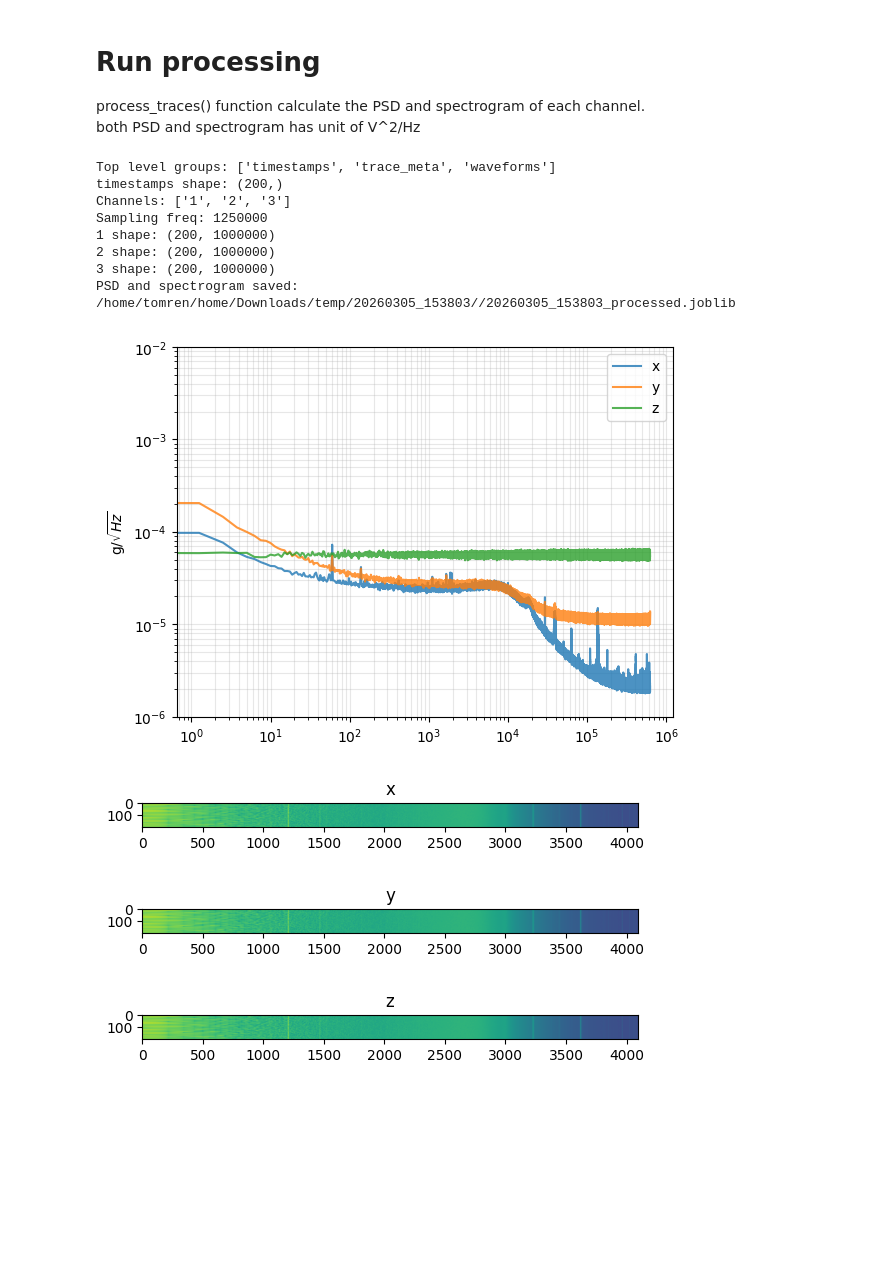
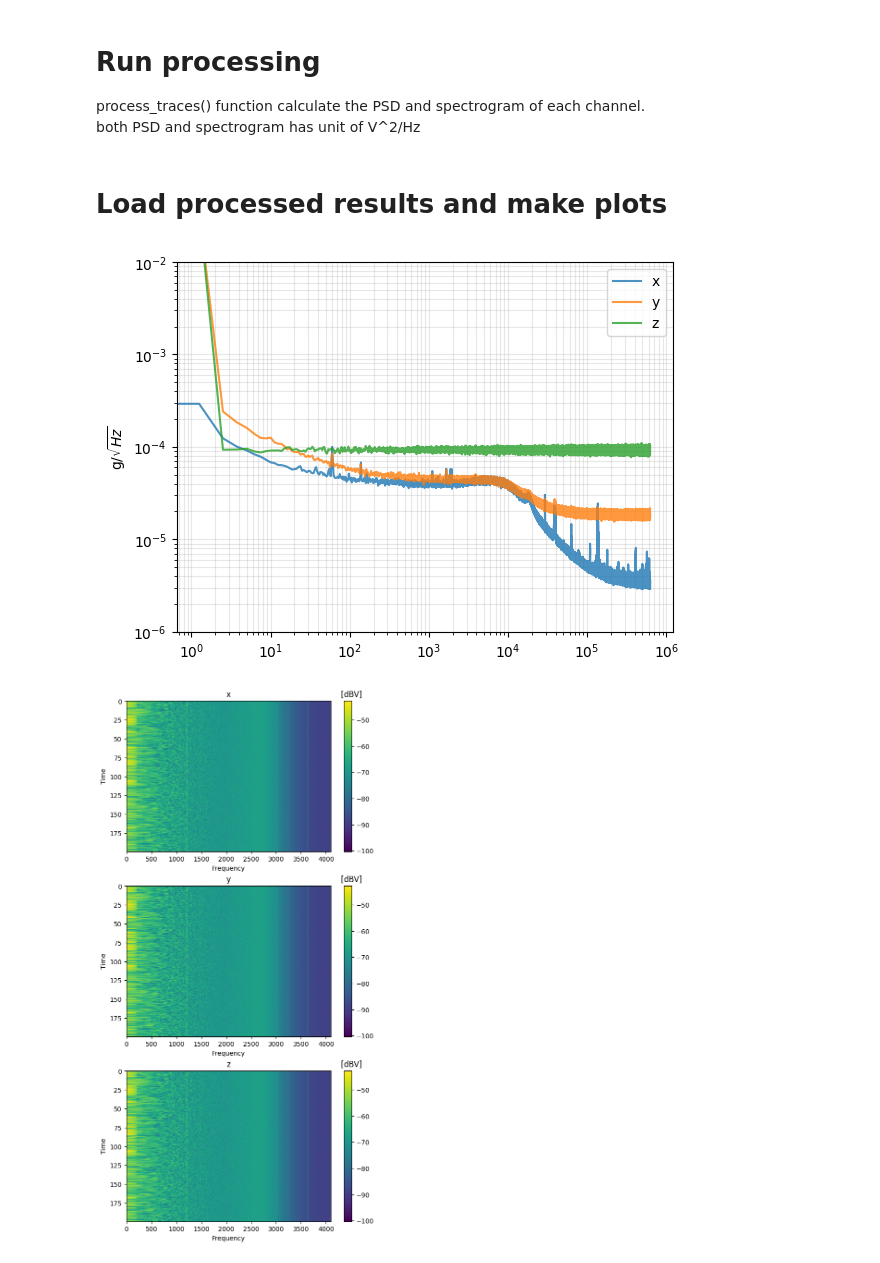
Before and after one commit to EdmondRen/ScopeRecorder, a Jupyter notebook: RigolScope_continuous.ipynb, the cells around one changed output. Drawn from its saved outputs; the diff is of its cells as text; code cells hidden in the pictures; blank space fills up the shorter version.

Commit message:
Add window function

```diff
--- a/RigolScope_continuous.ipynb
+++ b/RigolScope_continuous.ipynb
@@ -154,15 +164,7 @@ N traces: 65, duration 237.6s
 process_traces() function calculate the PSD and spectrogram of each channel.
 both PSD and spectrogram has unit of V^2/Hz
 # %%
+series = "20260305_153803"
 filename_raw = f"{SAVE_DIR}/{series}//{series}.hdf5"
 filename_processed = f"{SAVE_DIR}/{series}//{series}_processed.joblib"
-process_traces(filename_raw)
+process_traces(filename_raw, window = "hann");
-# %% [output]
-Top level groups: ['timestamps', 'trace_meta', 'waveforms']
-timestamps shape: (200,)
-Channels: ['1', '2', '3']
-Sampling freq: 1250000
-1 shape: (200, 1000000)
-2 shape: (200, 1000000)
-3 shape: (200, 1000000)
-PSD and spectrogram saved: /home/tomren/home/Downloads/temp/20260305_153803//20260305_153803_processed.joblib
@@ -171,22 +171,33 @@ PSD and spectrogram saved: /home/tomren/home/Downloads/temp/20260305_153803//202
+# %% [markdown]
+# Load processed results and make plots
 # %%
 data = joblib.load(filename_processed)
 
 labels = {'1':"x", '2':"y", '3':"z"}
 
 for channel in ['1', '2', '3']:
     plt.loglog(data["psd_freq"], np.sqrt(data["psds"][channel])*0.1, label=labels[channel], alpha=0.8)
 plt.ylabel(r"g/$\sqrt{Hz}$")
 plt.ylim(1e-6,1e-2)
 plt.grid(which="both", alpha=0.3)
 plt.legend()
 plt.show()
 
-for channel in ['1', '2', '3']:
-    plt.imshow(10*np.log10(data["spectrogram"]["1"]))
-    plt.title(labels[channel])
-    plt.show()
+
+# Spectrogram
+fig, axs = plt.subplots(3,1,figsize=(6,12), constrained_layout=True)
+
+### NEED TO FIX THE AXIS TICKS
+# the frequencies of each bin is saved in data["spectrogram_freq"]
+
+for i,channel in enumerate(['1', '2', '3']):
+    im = axs[i].imshow(10*np.log10(data["spectrogram"]["1"]), aspect="auto")
+    cbar = fig.colorbar(im, ax=axs[i])
+    cbar.ax.set_title("   [dBV]", pad=6)
+    axs[i].set_title(labels[channel])
+    axs[i].set_xlabel("Frequency")
+    axs[i].set_ylabel("Time")
+plt.show()
 # %% [output]
-[figure, old version]
+[figure, new version]
-[figure, old version]
+[figure, new version]
-[figure, removed]
-[figure, removed]
```
Also changed, not shown: parts of 2 cells of this notebook.
